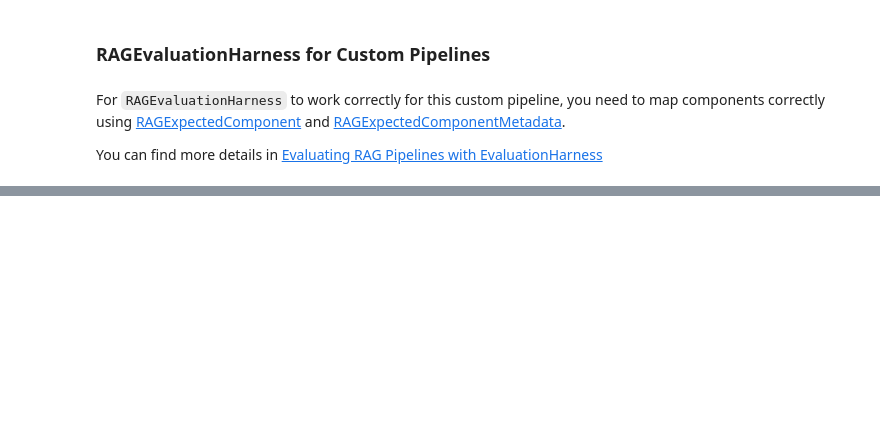
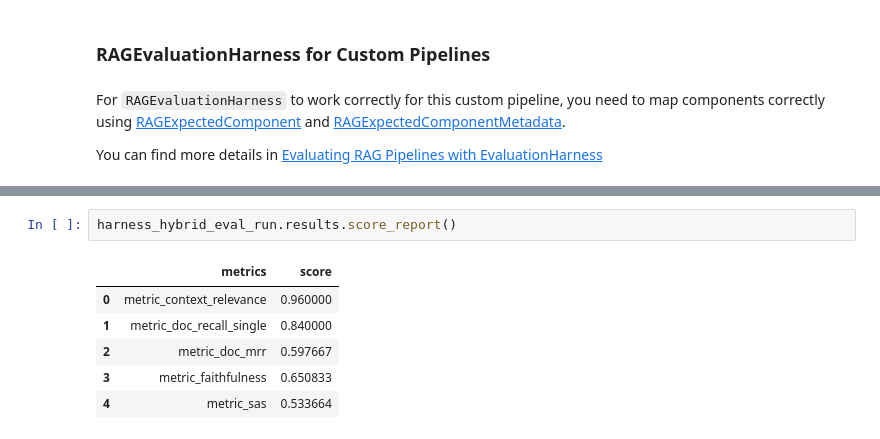
Before and after one commit to malte-b/advent_of_haystack_24, a Jupyter notebook: Day_10_of_Advent_of_Haystack_EvaluationHarness.ipynb, the cells around one changed output, grey strips where cells are left out. Drawn from its saved outputs; the diff is of its cells as text; blank space fills up the shorter version.

Commit message:
add bonus task results for day 10

```diff
--- a/Day_10_of_Advent_of_Haystack_EvaluationHarness.ipynb
+++ b/Day_10_of_Advent_of_Haystack_EvaluationHarness.ipynb
@@ -419,0 +472,9 @@ harness_hybrid_eval_run...
+# %%
+harness_hybrid_eval_run.results.score_report()
+# %% [output]
+|  | metrics | score |
+| 0 | metric_context_relevance | 0.960000 |
+| 1 | metric_doc_recall_single | 0.840000 |
+| 2 | metric_doc_mrr | 0.597667 |
+| 3 | metric_faithfulness | 0.650833 |
+| 4 | metric_sas | 0.533664 |
```
Also changed, not shown: parts of 6 cells of this notebook.
